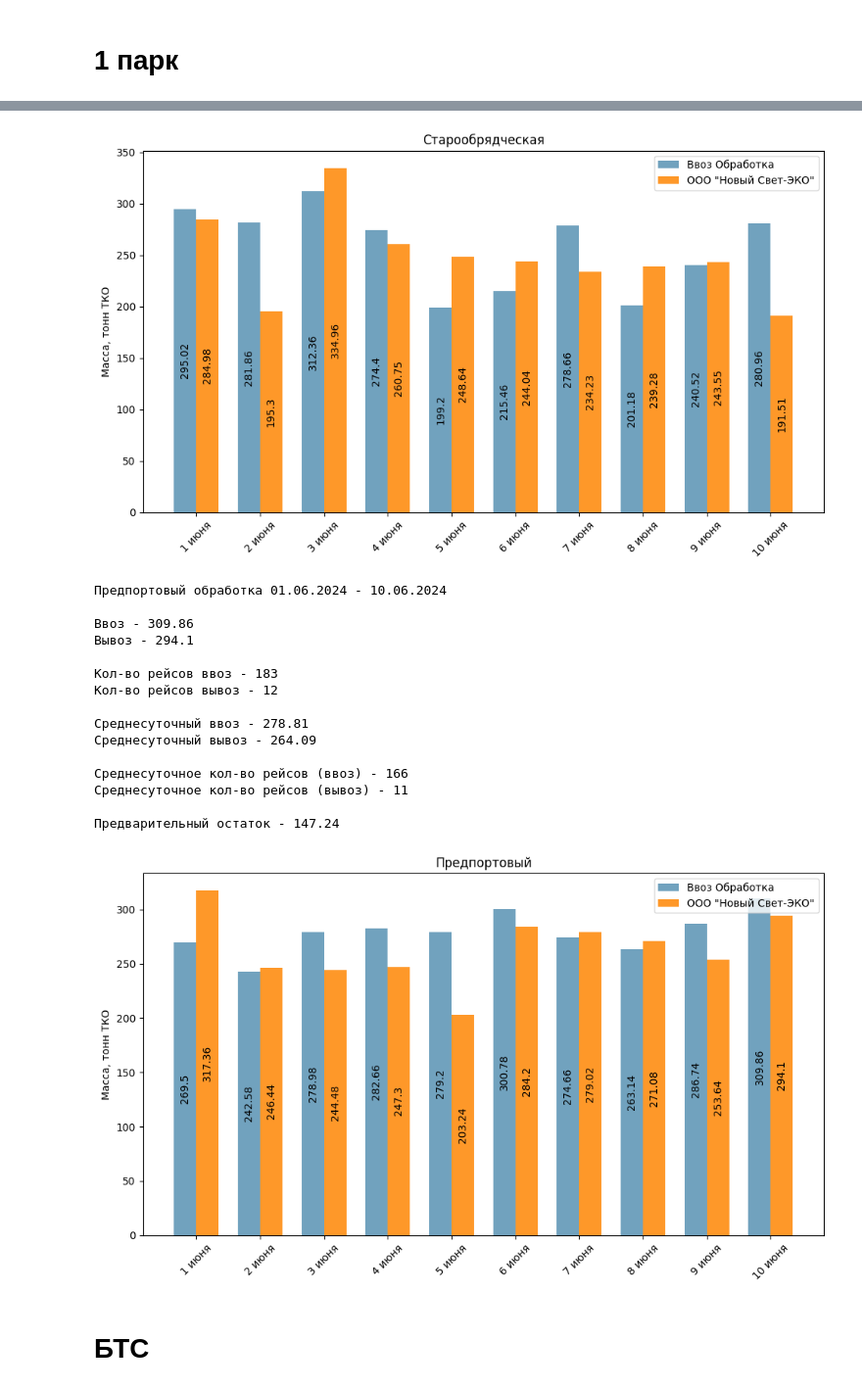
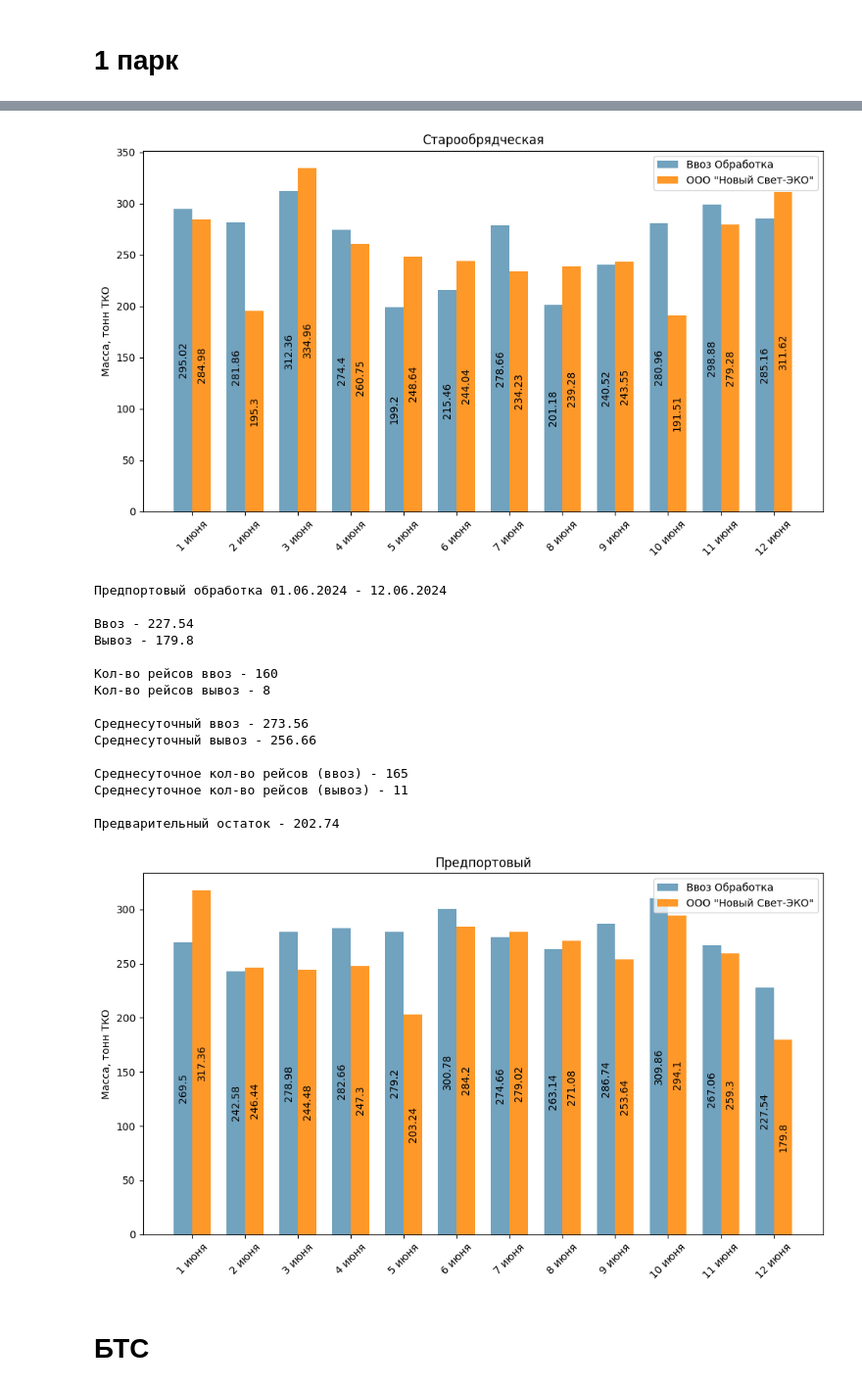
Before and after one commit to YehorI/CERC, a Jupyter notebook: collector.ipynb, the cells around one changed output, grey strips where cells are left out. Shown at 98% size. Cells and saved outputs as stored; diff of their text form; code cells hidden in the pictures.

```diff
--- a/collector.ipynb
+++ b/collector.ipynb
@@ -11,7 +11,7 @@ from app.services.charts.charts import DailyChartPlotter
 # %% [markdown]
 # ТЭК
 # %%
-INPUT_PATH = r"Z:\Personal\Отчеты ввоз вывоз\Реестры площадок 2024.06.11\ТЭК 01.06.2024 - 10.06.2024.xls"
+INPUT_PATH = r"Z:\Personal\Отчеты ввоз вывоз\Реестры площадок 2024.06.13\ТЭК Отчет .xls"
 
 OUTPUT_PATH = r"Y:\Отдел аналитической работы\Сверка\2024\06. Июнь\ТЭК обработка июнь.xlsx"
 
@@ -97,7 +97,7 @@ plotter.create_double_bar_stacked_chart(
 import_palette = 'mako'
 export_palette = 'YlOrBr'
 
-prefix_in = Path(r"Z:\Personal\Отчеты ввоз вывоз\Реестры площадок 2024.06.11")
+prefix_in = Path(r"Z:\Personal\Отчеты ввоз вывоз\Реестры площадок 2024.06.13")
 prefix_out = Path(r"Y:\Отдел аналитической работы\Сверка\2024\06. Июнь")
 
 tranship_import_path = "ВВОЗ ТКО Перегруз.xlsx"
@@ -277,7 +277,7 @@ for workflow in workflows:
 import_palette = 'mako'
 export_palette = 'YlOrBr'
 
-prefix_in = Path(r"Z:\Personal\Отчеты ввоз вывоз\Реестры площадок 2024.06.11")
+prefix_in = Path(r"Z:\Personal\Отчеты ввоз вывоз\Реестры площадок 2024.06.13")
 prefix_out = Path(r"Y:\Отдел аналитической работы\Сверка\2024\06. Июнь")
 
 star_processing_import_path = "Отчет учета ТКО_Старообрядческая.xlsx"
@@ -376,20 +376,20 @@ for workflow in workflows:
-[figure, old version]
+[figure, new version]
-Предпортовый обработка 01.06.2024 - 10.06.2024
+Предпортовый обработка 01.06.2024 - 12.06.2024
 
-Ввоз - 309.86
-Вывоз - 294.1
+Ввоз - 227.54
+Вывоз - 179.8
 
-Кол-во рейсов ввоз - 183
-Кол-во рейсов вывоз - 12
+Кол-во рейсов ввоз - 160
+Кол-во рейсов вывоз - 8
 
-Среднесуточный ввоз - 278.81
-Среднесуточный вывоз - 264.09
+Среднесуточный ввоз - 273.56
+Среднесуточный вывоз - 256.66
 
-Среднесуточное кол-во рейсов (ввоз) - 166
+Среднесуточное кол-во рейсов (ввоз) - 165
 Среднесуточное кол-во рейсов (вывоз) - 11
 
-Предварительный остаток - 147.24
+Предварительный остаток - 202.74
-[figure, old version]
+[figure, new version]
 # %% [markdown]
 # БТС
 # %%
```
Also changed, not shown: parts of 7 cells of this notebook, 5 other files.
